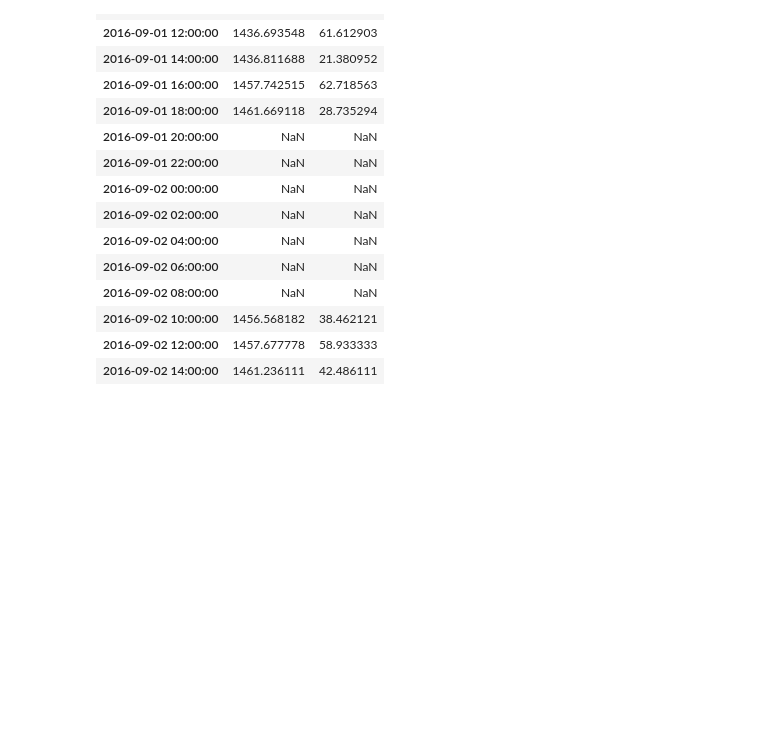
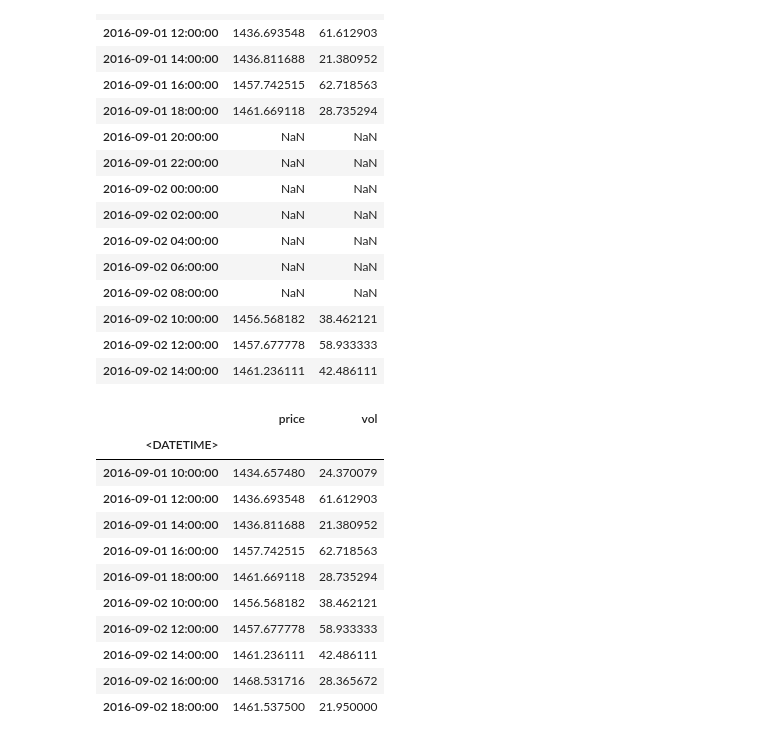
Before and after one commit to poldnev/jupyter-notebooks, a Jupyter notebook: finam-2.ipynb, the cells around one changed output. Cells and saved outputs as stored; diff of their text form; code cells hidden in the pictures; blank space fills up the shorter version.

```diff
--- a/finam-2.ipynb
+++ b/finam-2.ipynb
@@ -641,3 +641,19 @@ data.resample('2H').mean().head(15)
 | 2016-09-02 10:00:00 | 1456.568182 | 38.462121 |
 | 2016-09-02 12:00:00 | 1457.677778 | 58.933333 |
 | 2016-09-02 14:00:00 | 1461.236111 | 42.486111 |
+# %%
+data = data.resample('2H').mean()
+data[~data.price.isnull()].head(10)
+# %% [output]
+|  | price | vol |
+| <DATETIME> |  |  |
+| 2016-09-01 10:00:00 | 1434.657480 | 24.370079 |
+| 2016-09-01 12:00:00 | 1436.693548 | 61.612903 |
+| 2016-09-01 14:00:00 | 1436.811688 | 21.380952 |
+| 2016-09-01 16:00:00 | 1457.742515 | 62.718563 |
+| 2016-09-01 18:00:00 | 1461.669118 | 28.735294 |
+| 2016-09-02 10:00:00 | 1456.568182 | 38.462121 |
+| 2016-09-02 12:00:00 | 1457.677778 | 58.933333 |
+| 2016-09-02 14:00:00 | 1461.236111 | 42.486111 |
+| 2016-09-02 16:00:00 | 1468.531716 | 28.365672 |
+| 2016-09-02 18:00:00 | 1461.537500 | 21.950000 |
```
Also changed, not shown: parts of 1 cell of this notebook.
